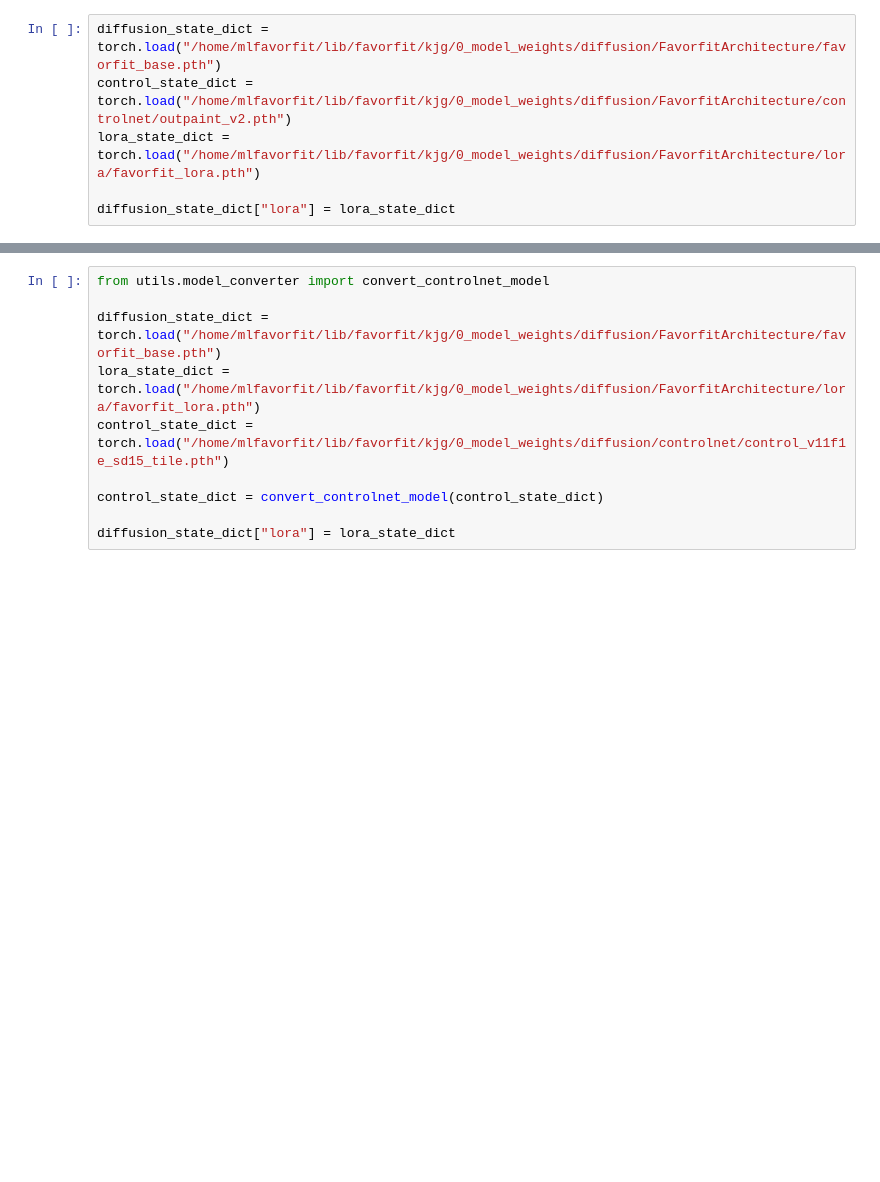
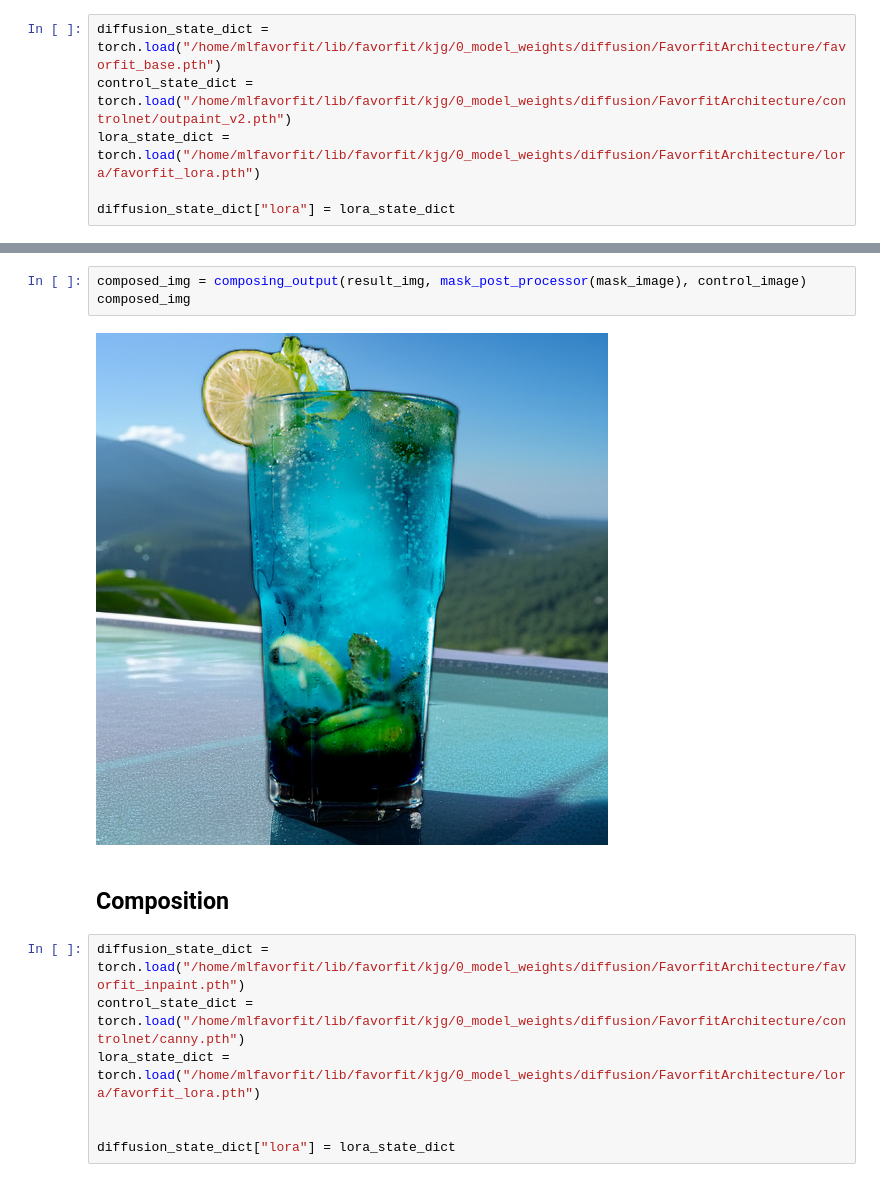
Before and after one commit to MiddleKD/Favorfit_diffusion, a Jupyter notebook: favorfit_demo.ipynb, the cells around one changed output, grey strips where cells are left out. Saved outputs shown, nothing was run; the diff lists cells and outputs as text; blank space fills up the shorter version.

```diff
--- a/favorfit_demo.ipynb
+++ b/favorfit_demo.ipynb
@@ -144,11 +151,15 @@ def make_canny_condition(image, min=100, max=200):
+# %%
+composed_img = composing_output(result_img, mask_post_processor(mask_image), control_image)
+composed_img
+# %% [output]
+[figure, added]
+# %% [markdown]
+## Composition
 # %%
-from utils.model_converter import convert_controlnet_model
+diffusion_state_dict = torch.load("/home/mlfavorfit/lib/favorfit/kjg/0_model_weights/diffusion/FavorfitArchitecture/favorfit_inpaint.pth")
+control_state_dict = torch.load("/home/mlfavorfit/lib/favorfit/kjg/0_model_weights/diffusion/FavorfitArchitecture/controlnet/canny.pth")
+lora_state_dict = torch.load("/home/mlfavorfit/lib/favorfit/kjg/0_model_weights/diffusion/FavorfitArchitecture/lora/favorfit_lora.pth")
 
-diffusion_state_dict = torch.load("/home/mlfavorfit/lib/favorfit/kjg/0_model_weights/diffusion/FavorfitArchitecture/favorfit_base.pth")
-lora_state_dict = torch.load("/home/mlfavorfit/lib/favorfit/kjg/0_model_weights/diffusion/FavorfitArchitecture/lora/favorfit_lora.pth")
-control_state_dict = torch.load("/home/mlfavorfit/lib/favorfit/kjg/0_model_weights/diffusion/controlnet/control_v11f1e_sd15_tile.pth")
-
-control_state_dict = convert_controlnet_model(control_state_dict)
 
 diffusion_state_dict["lora"] = lora_state_dict
 # %%
```
Also changed, not shown: parts of 19 cells of this notebook, 24 other files.
